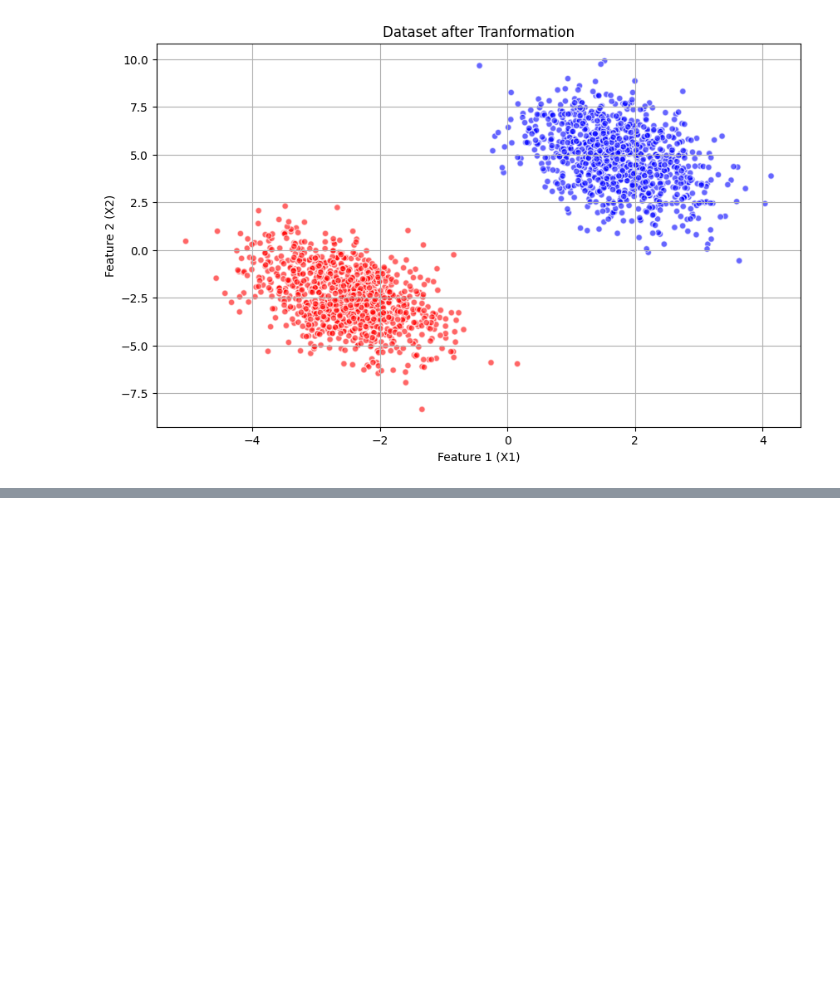
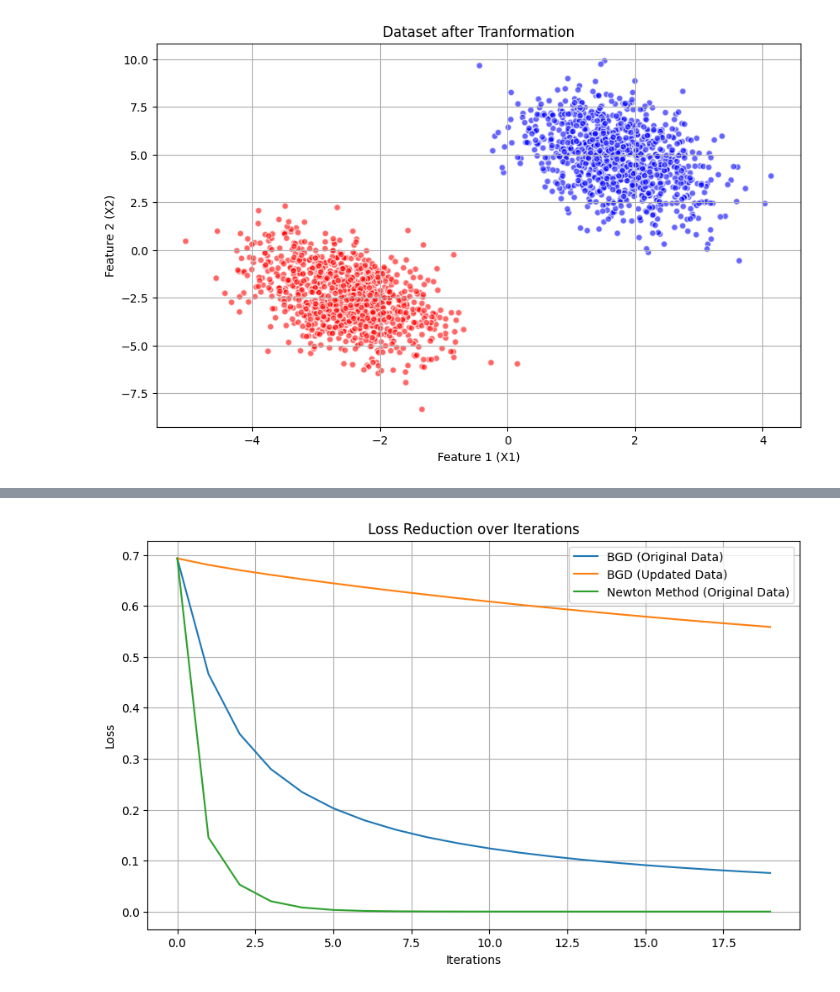
Before and after one commit to Nithira17/pattern-recognition, a Jupyter notebook: assignment_02.ipynb, the cells around one changed output, grey strips where cells are left out. Saved outputs shown, nothing was run; the diff lists cells and outputs as text; code cells hidden in the pictures; blank space fills up the shorter version.

```diff
--- a/assignment_02.ipynb
+++ b/assignment_02.ipynb
@@ -131,0 +159,10 @@ plt.show()
+# %%
+lr = 0.06
+iterations = 20
+
+y = y.reshape(-1, 1)
+
+weights_bgd, losses_bgd = batch_gradient_descent(X, y, lr, iterations)
+
+print('\nLearned weights:', weights_bgd)
+print('Final loss:', losses_bgd[-1])
@@ -131,0 +266,19 @@ plt.show()
+# %%
+y = y.reshape(-1, 1)
+weights, losses = batch_gradient_descent(X, y, lr, iterations)
+
+print("\nLearned weights:", weights)
+print("Final loss:", losses[-1])
+
+plt.figure(figsize=(10,6))
+plt.plot(range(iterations), losses_bgd, label='BGD (Original Data)')
+plt.plot(range(iterations), losses, label='BGD (Updated Data)')
+plt.plot(range(iterations), losses_newton, label='Newton Method (Original Data)')
+
+plt.xlabel('Iterations')
+plt.ylabel('Loss')
+plt.title('Loss Reduction over Iterations')
+plt.legend()
+plt.grid(True)
+plt.show()
+# %% [output]
@@ -131,0 +302 @@ plt.show()
+[figure, added]
```
Also changed, not shown: parts of 7 cells of this notebook.
